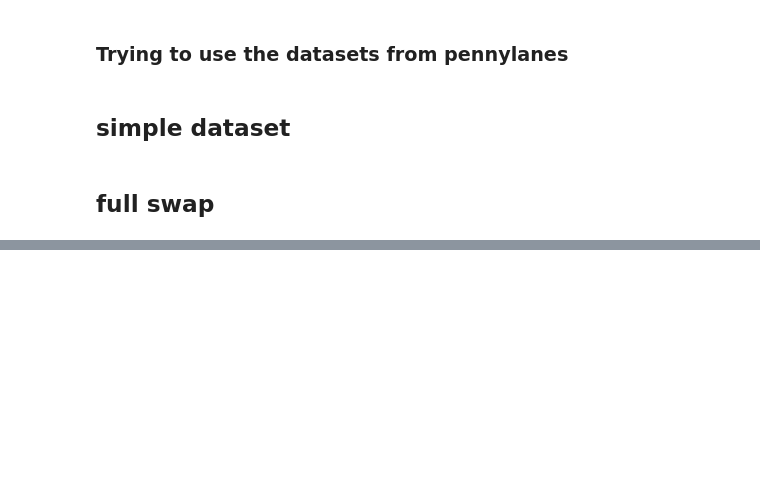
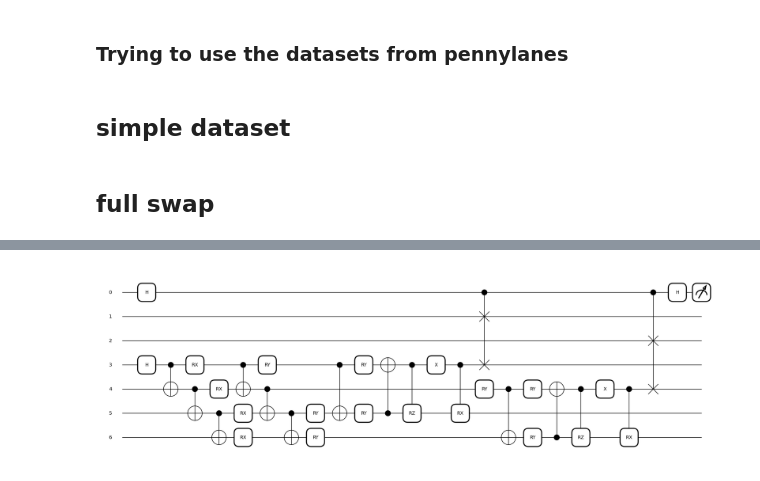
Before and after one commit to filorazi/Dim_red_SWAP, a Jupyter notebook: test.ipynb, the cells around one changed output, grey strips where cells are left out. Drawn from its saved outputs; the diff is of its cells as text; code cells hidden in the pictures; blank space fills up the shorter version.

```diff
--- a/test.ipynb
+++ b/test.ipynb
@@ -209,0 +218,36 @@ plt.plot(list(range(300)),loss)
+# %%
+
+
+def original_swap(n_qubit_swap):
+  qml.Hadamard(wires=0)
+  for wires in range(1,n_qubit_swap):
+    qml.CSWAP(wires=[0,wires,wires+n_qubit_swap-1])
+  qml.Hadamard(wires=0)
+  return qml
+# %%
+n_qubit_autoencoder=4
+repetition=1
+n_qubit_swap=n_qubit_autoencoder-n_qubit_autoencoder//(2**(repetition))+1
+n_qubit=n_qubit_autoencoder+n_qubit_swap
+num_params=sum([4*n_qubit_autoencoder//2**(i+1) for i in range(repetition)])
+import random
+random.seed(42)
+weights = np.array([random.uniform(0, np.pi) for _ in range(num_params)], requires_grad=True)
+wq=[weights]
+dvc=qml.device('default.qubit', wires=n_qubit, shots=None)
+
+@qml.qnode(dvc,diff_method='adjoint')
+def trainer(param,p):
+
+
+    create_isotropic_state(p, n_qubit_autoencoder, n_qubit_swap)
+    autoencoder(n_qubit_swap,param,repetition,n_qubit_autoencoder)
+    original_swap(n_qubit_swap)
+
+    #original_swap(n_qubit_swap)
+    return qml.probs([0])
+
+fig, ax = qml.draw_mpl(trainer)(wq[-1],.56)
+plt.show(   )
+# %% [output]
+[figure, added]
```
Also changed, not shown: parts of 6 cells of this notebook.
